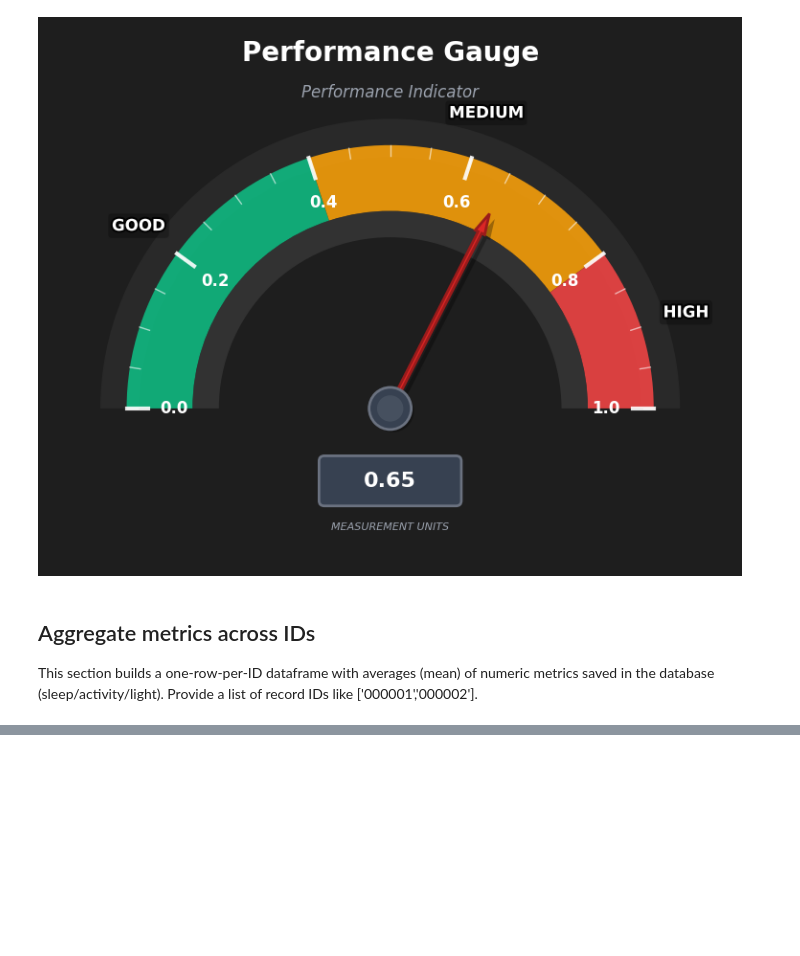
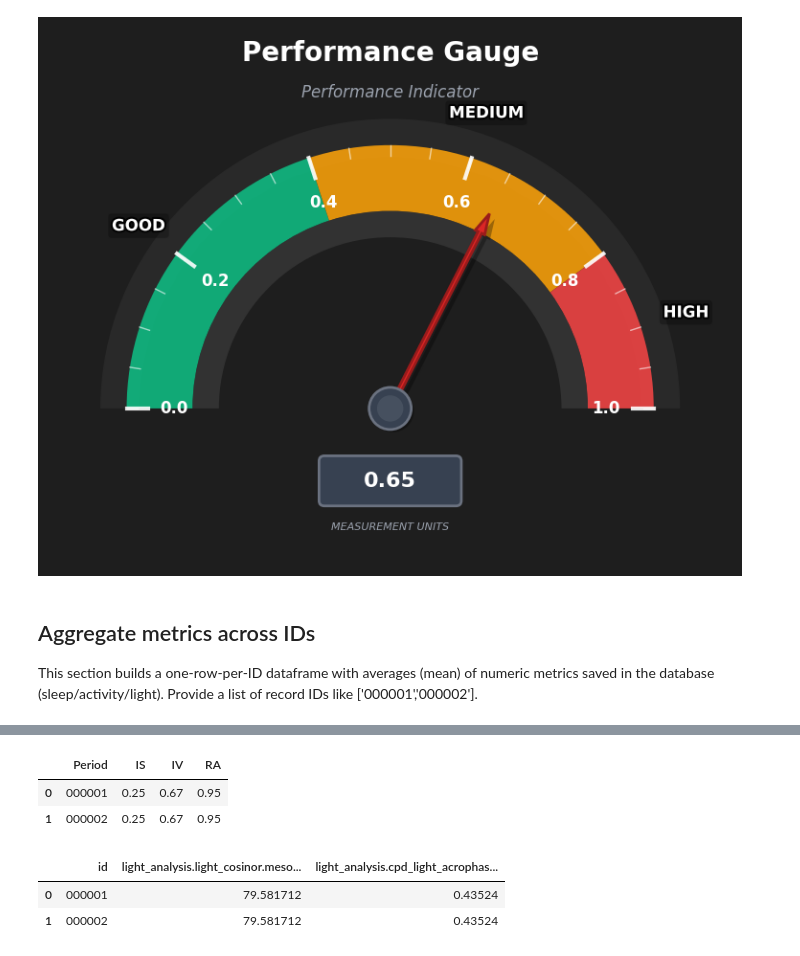
Before and after one commit to arahjou/APP_CIRCADIAN_MEDICINE, a Jupyter notebook: database_analysis.ipynb, the cells around one changed output, grey strips where cells are left out. Saved outputs shown, nothing was run; the diff lists cells and outputs as text; code cells hidden in the pictures; blank space fills up the shorter version.

```diff
--- a/database_analysis.ipynb
+++ b/database_analysis.ipynb
@@ -2250,0 +2528,27 @@ else:
+# %%
+table_5 = df_combined[['id',
+       'light_analysis.light_is_iv.IS_2day_mean',
+       'light_analysis.light_is_iv.IV_2day_mean',
+       'light_analysis.light_l5_m10_ra.RA_mean']].copy()
+table_5.rename(columns={
+    'id': 'Period',
+    'light_analysis.light_is_iv.IS_2day_mean': 'IS',
+    'light_analysis.light_is_iv.IV_2day_mean': 'IV',
+    'light_analysis.light_l5_m10_ra.RA_mean': 'RA'
+}, inplace=True)
+# round to 2 decimal places
+table_5 = table_5.round({'IS': 2, 'IV': 2, 'RA': 2})
+table_5.head()
+# %% [output]
+|  | Period | IS | IV | RA |
+| 0 | 000001 | 0.25 | 0.67 | 0.95 |
+| 1 | 000002 | 0.25 | 0.67 | 0.95 |
+# %%
+table_6 = df_combined[['id',
+                       'light_analysis.light_cosinor.mesor_mean',
+                       'light_analysis.cpd_light_acrophase.cpd_hours_mean']].copy()
+table_6.head()
+# %% [output]
+|  | id | light_analysis.light_cosinor.meso... | light_analysis.cpd_light_acrophas... |
+| 0 | 000001 | 79.581712 | 0.43524 |
+| 1 | 000002 | 79.581712 | 0.43524 |
```
Also changed, not shown: parts of 11 cells of this notebook, 4 other files.
